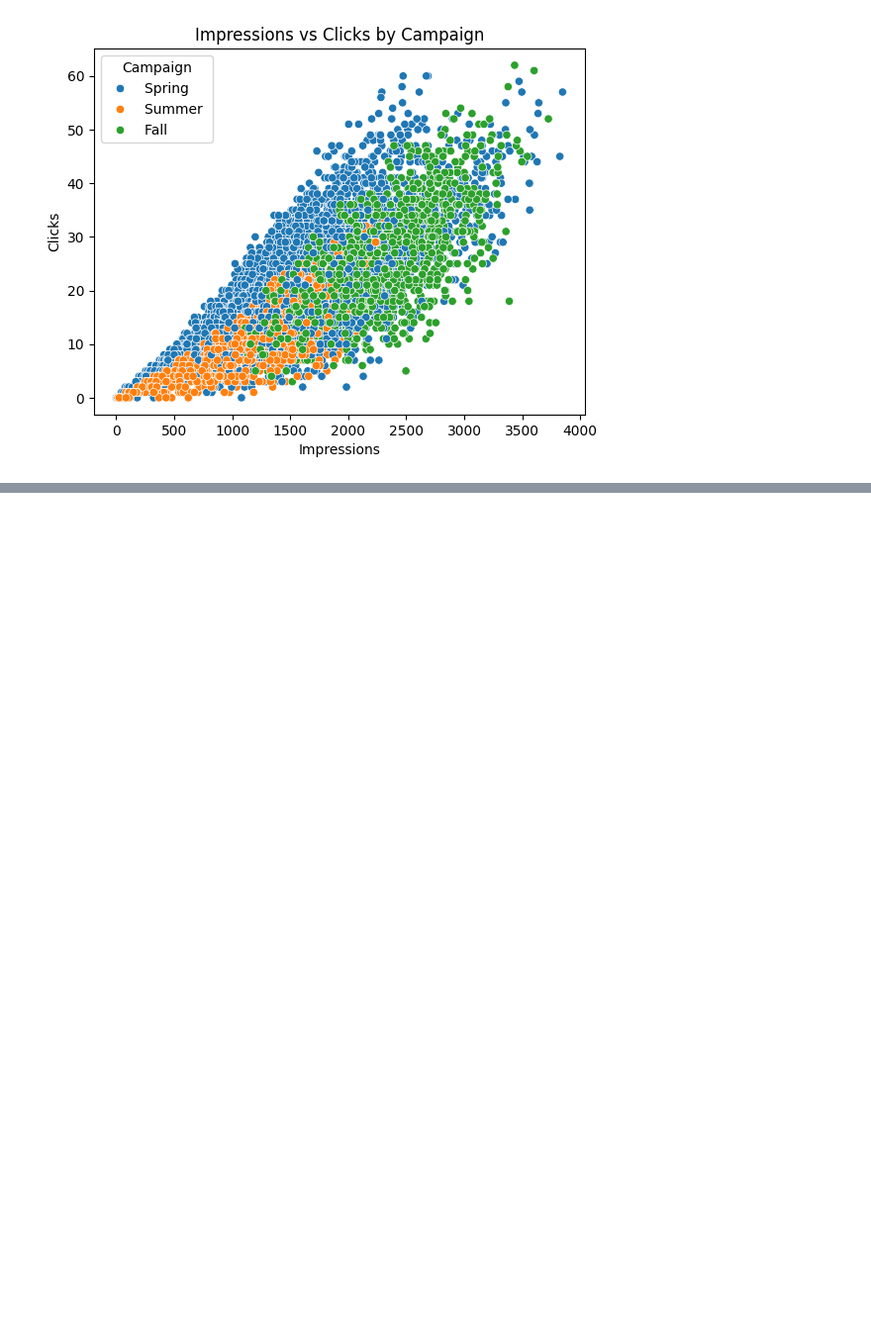
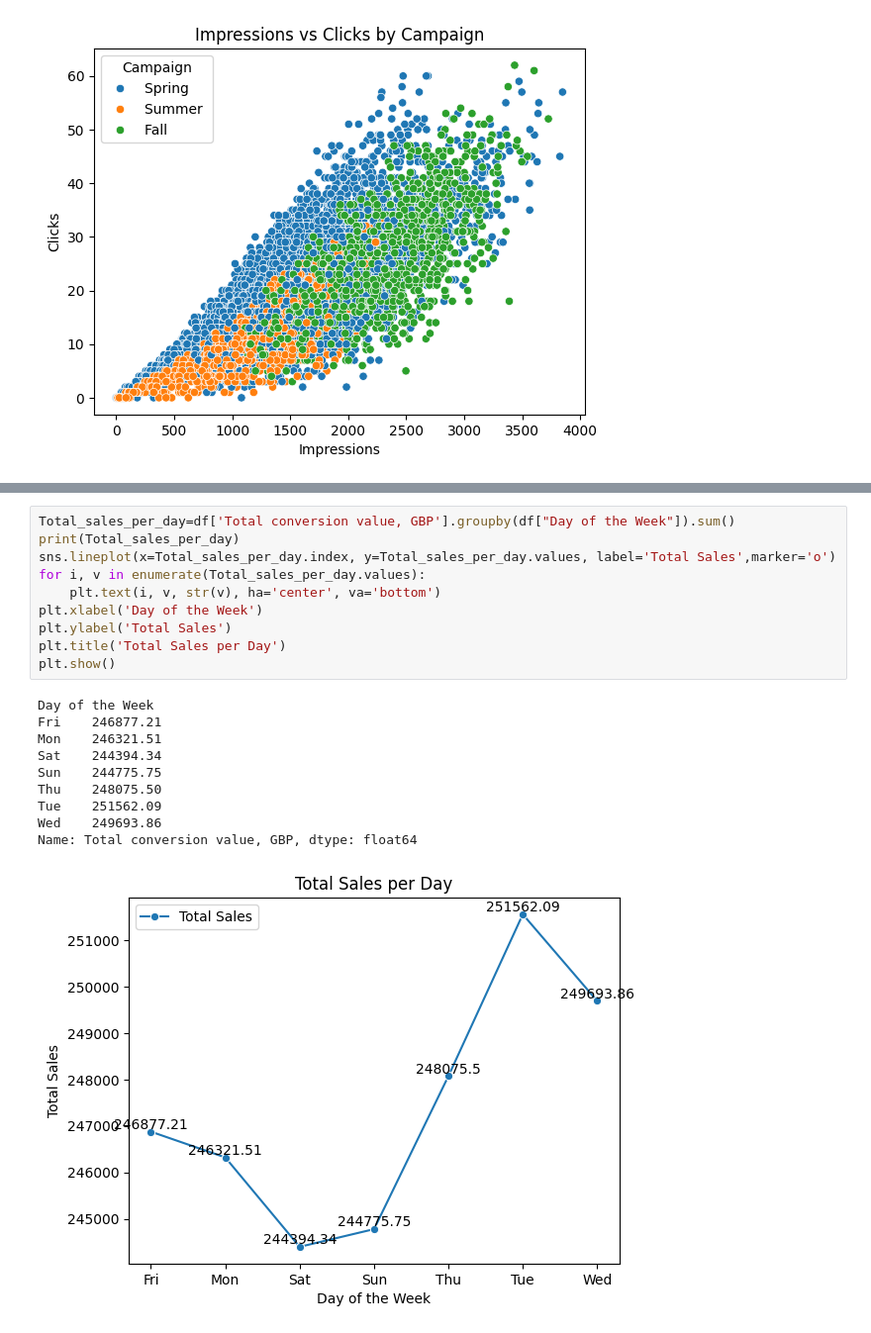
Before and after one commit to Github-sanket07sett/Market-Campaign-Analysis, a Jupyter notebook: Market_Analysis.ipynb, the cells around one changed output, grey strips where cells are left out. Shown at 99% size. Drawn from its saved outputs; the diff is of its cells as text; blank space fills up the shorter version.

```diff
--- a/Market_Analysis.ipynb
+++ b/Market_Analysis.ipynb
@@ -741,0 +723,21 @@ Comments                    0.061299 -0.008415  1.000000
+# %%
+Total_sales_per_day=df['Total conversion value, GBP'].groupby(df["Day of the Week"]).sum()
+print(Total_sales_per_day)
+sns.lineplot(x=Total_sales_per_day.index, y=Total_sales_per_day.values, label='Total Sales',marker='o')
+for i, v in enumerate(Total_sales_per_day.values):
+    plt.text(i, v, str(v), ha='center', va='bottom')
+plt.xlabel('Day of the Week')
+plt.ylabel('Total Sales')
+plt.title('Total Sales per Day')
+plt.show()
+# %% [output]
+Day of the Week
+Fri    246877.21
+Mon    246321.51
+Sat    244394.34
+Sun    244775.75
+Thu    248075.50
+Tue    251562.09
+Wed    249693.86
+Name: Total conversion value, GBP, dtype: float64
+[figure, added]
```
Also changed, not shown: parts of 4 cells of this notebook.
